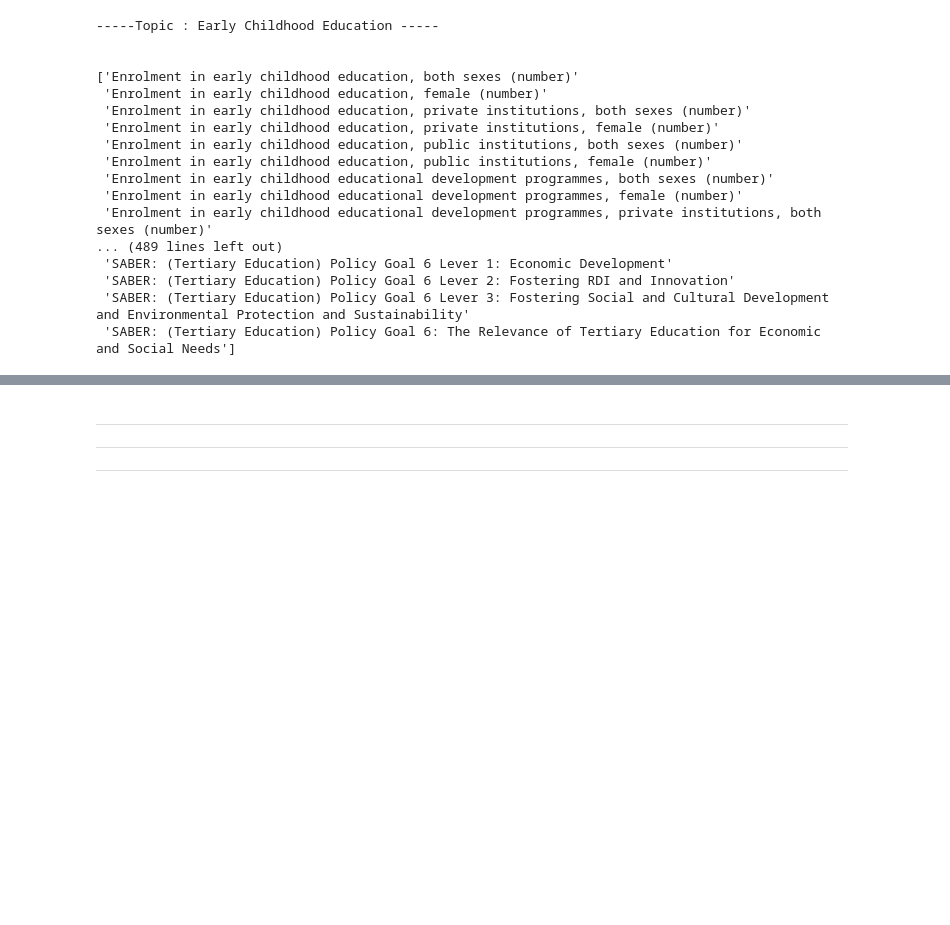
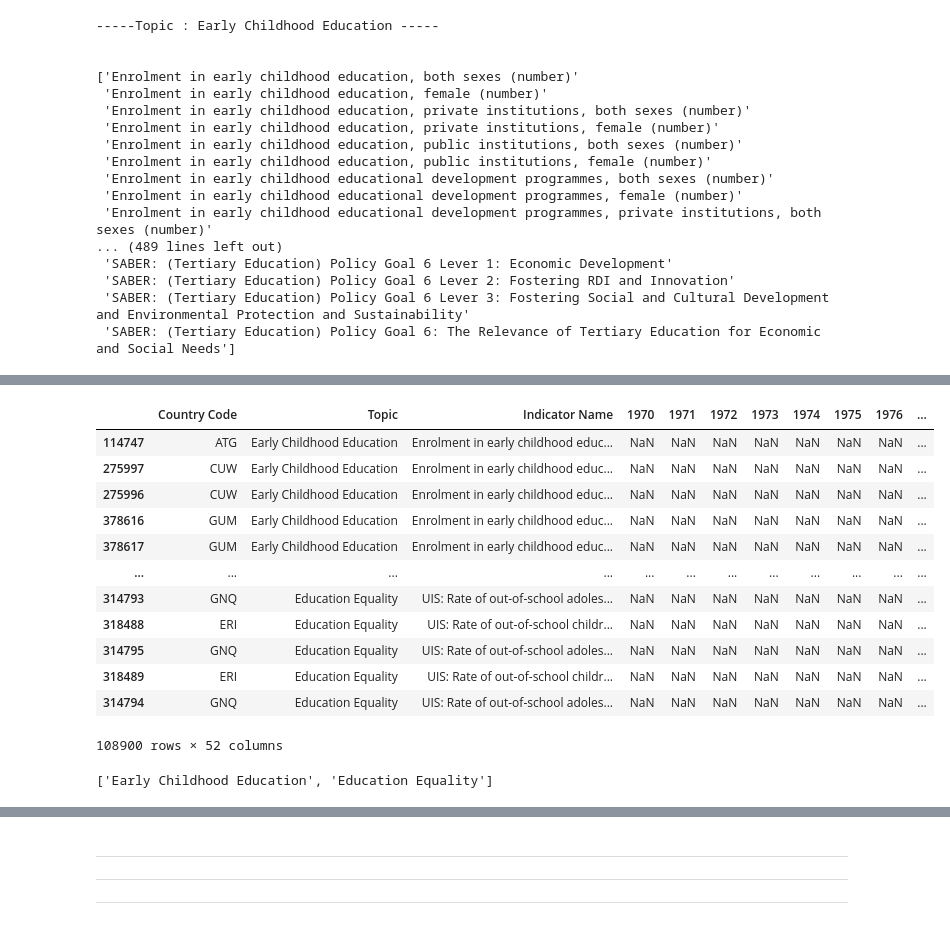
Before and after one commit to Harounnn/eDash, a Jupyter notebook: src/notebook/EDA.ipynb, the cells around one changed output, grey strips where cells are left out. Cells and saved outputs as stored; diff of their text form; code cells hidden in the pictures; blank space fills up the shorter version.

```diff
--- a/src/notebook/EDA.ipynb
+++ b/src/notebook/EDA.ipynb
@@ -268,0 +277,29 @@ for i in range(0,len(ed_ind)):
+# %%
+df[(df['Topic'] != 'Tertiary Education (SABER)') & (df['Topic'] != 'Education Management Information Systems (SABER)')]
+# %% [output]
+|  | Country Code | Topic | Indicator Name | 1970 | 1971 | 1972 | 1973 | 1974 | 1975 | 1976 | ... |
+| 114747 | ATG | Early Childhood Education | Enrolment in early childhood educ... | NaN | NaN | NaN | NaN | NaN | NaN | NaN | ... |
+| 275997 | CUW | Early Childhood Education | Enrolment in early childhood educ... | NaN | NaN | NaN | NaN | NaN | NaN | NaN | ... |
+| 275996 | CUW | Early Childhood Education | Enrolment in early childhood educ... | NaN | NaN | NaN | NaN | NaN | NaN | NaN | ... |
+| 378616 | GUM | Early Childhood Education | Enrolment in early childhood educ... | NaN | NaN | NaN | NaN | NaN | NaN | NaN | ... |
+| 378617 | GUM | Early Childhood Education | Enrolment in early childhood educ... | NaN | NaN | NaN | NaN | NaN | NaN | NaN | ... |
+| ... | ... | ... | ... | ... | ... | ... | ... | ... | ... | ... | ... |
+| 314793 | GNQ | Education Equality | UIS: Rate of out-of-school adoles... | NaN | NaN | NaN | NaN | NaN | NaN | NaN | ... |
+| 318488 | ERI | Education Equality | UIS: Rate of out-of-school childr... | NaN | NaN | NaN | NaN | NaN | NaN | NaN | ... |
+| 314795 | GNQ | Education Equality | UIS: Rate of out-of-school adoles... | NaN | NaN | NaN | NaN | NaN | NaN | NaN | ... |
+| 318489 | ERI | Education Equality | UIS: Rate of out-of-school childr... | NaN | NaN | NaN | NaN | NaN | NaN | NaN | ... |
+| 314794 | GNQ | Education Equality | UIS: Rate of out-of-school adoles... | NaN | NaN | NaN | NaN | NaN | NaN | NaN | ... |
+108900 rows × 52 columns
+# %%
+try:
+    ed_ind.remove('Education Management Information Systems (SABER)')
+except:
+    pass
+try:
+    ed_ind.remove('Tertiary Education (SABER)')
+except:
+    pass
+
+ed_ind
+# %% [output]
+['Early Childhood Education', 'Education Equality']
```
Also changed, not shown: parts of 11 cells of this notebook, 1 other file.
